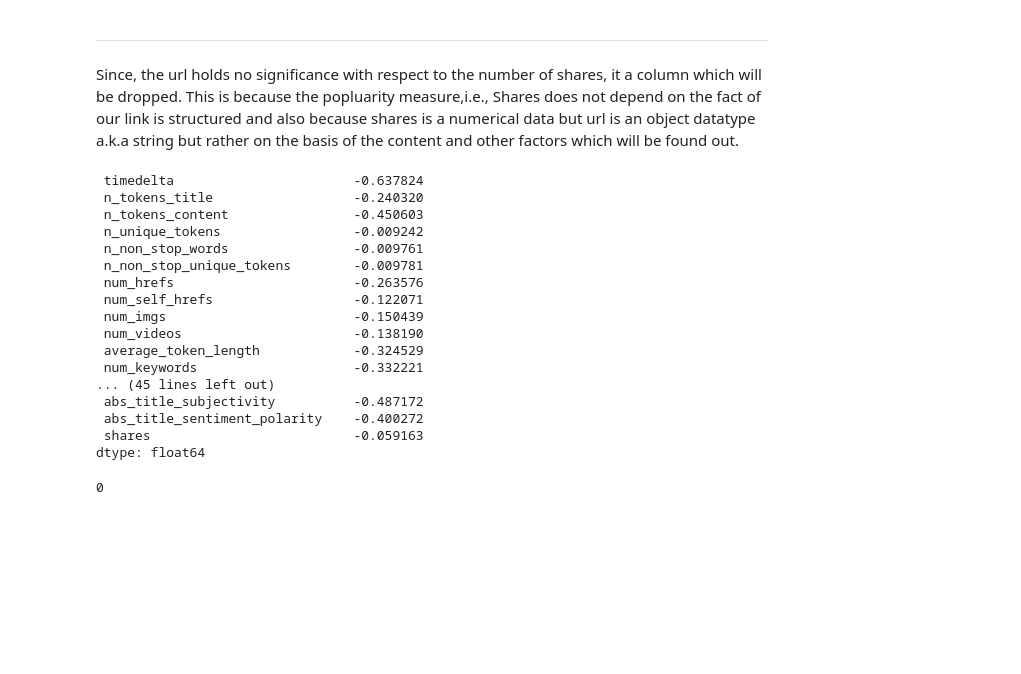
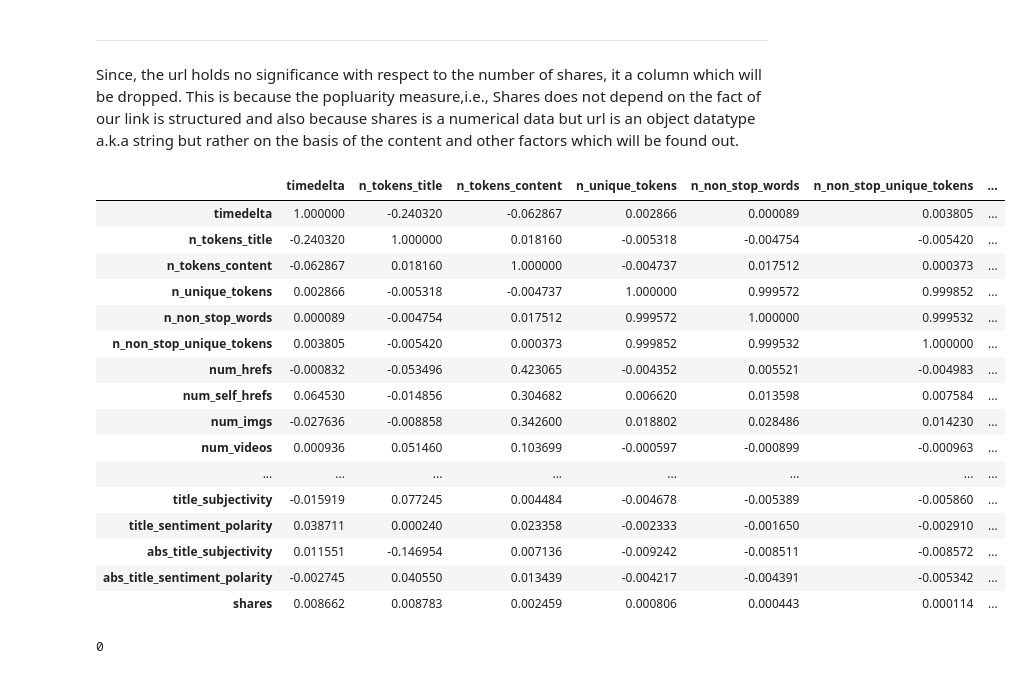
Before and after one commit to SaahilShaikh17/OnlineNewsPopularity, a Jupyter notebook: SignatureProject.ipynb, the cells around one changed output. Cells and saved outputs as stored; diff of their text form; code cells hidden in the pictures; blank space fills up the shorter version.

```diff
--- a/SignatureProject.ipynb
+++ b/SignatureProject.ipynb
@@ -127,23 +127,23 @@ Since, the url holds no significance with respect to the number of shares, it a
 # %%
-df.corr().min()
+df.corr()
 # %% [output]
- timedelta                       -0.637824
- n_tokens_title                  -0.240320
- n_tokens_content                -0.450603
- n_unique_tokens                 -0.009242
- n_non_stop_words                -0.009761
- n_non_stop_unique_tokens        -0.009781
- num_hrefs                       -0.263576
- num_self_hrefs                  -0.122071
- num_imgs                        -0.150439
- num_videos                      -0.138190
- average_token_length            -0.324529
- num_keywords                    -0.332221
-... (45 lines left out)
- abs_title_subjectivity          -0.487172
- abs_title_sentiment_polarity    -0.400272
- shares                          -0.059163
-dtype: float64
+|  | timedelta | n_tokens_title | n_tokens_content | n_unique_tokens | n_non_stop_words | n_non_stop_unique_tokens | ... |
+| timedelta | 1.000000 | -0.240320 | -0.062867 | 0.002866 | 0.000089 | 0.003805 | ... |
+| n_tokens_title | -0.240320 | 1.000000 | 0.018160 | -0.005318 | -0.004754 | -0.005420 | ... |
+| n_tokens_content | -0.062867 | 0.018160 | 1.000000 | -0.004737 | 0.017512 | 0.000373 | ... |
+| n_unique_tokens | 0.002866 | -0.005318 | -0.004737 | 1.000000 | 0.999572 | 0.999852 | ... |
+| n_non_stop_words | 0.000089 | -0.004754 | 0.017512 | 0.999572 | 1.000000 | 0.999532 | ... |
+| n_non_stop_unique_tokens | 0.003805 | -0.005420 | 0.000373 | 0.999852 | 0.999532 | 1.000000 | ... |
+| num_hrefs | -0.000832 | -0.053496 | 0.423065 | -0.004352 | 0.005521 | -0.004983 | ... |
+| num_self_hrefs | 0.064530 | -0.014856 | 0.304682 | 0.006620 | 0.013598 | 0.007584 | ... |
+| num_imgs | -0.027636 | -0.008858 | 0.342600 | 0.018802 | 0.028486 | 0.014230 | ... |
+| num_videos | 0.000936 | 0.051460 | 0.103699 | -0.000597 | -0.000899 | -0.000963 | ... |
+| ... | ... | ... | ... | ... | ... | ... | ... |
+| title_subjectivity | -0.015919 | 0.077245 | 0.004484 | -0.004678 | -0.005389 | -0.005860 | ... |
+| title_sentiment_polarity | 0.038711 | 0.000240 | 0.023358 | -0.002333 | -0.001650 | -0.002910 | ... |
+| abs_title_subjectivity | 0.011551 | -0.146954 | 0.007136 | -0.009242 | -0.008511 | -0.008572 | ... |
+| abs_title_sentiment_polarity | -0.002745 | 0.040550 | 0.013439 | -0.004217 | -0.004391 | -0.005342 | ... |
+| shares | 0.008662 | 0.008783 | 0.002459 | 0.000806 | 0.000443 | 0.000114 | ... |
 # %%
 df.duplicated().sum()
 # %% [output]
```
Also changed, not shown: parts of 11 cells of this notebook.
